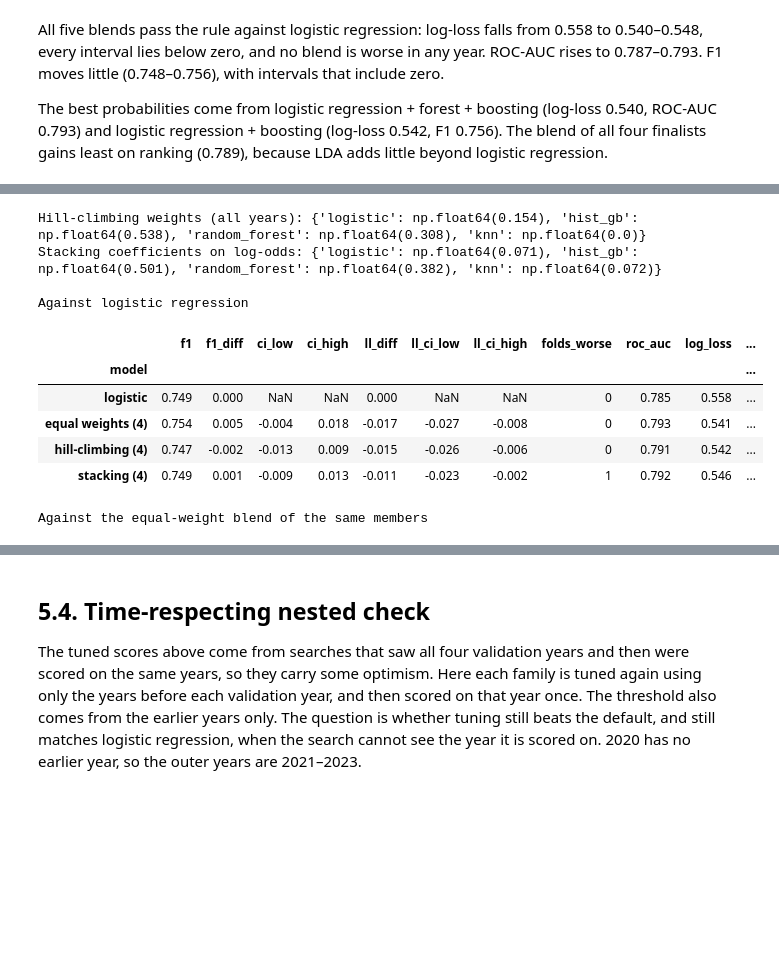
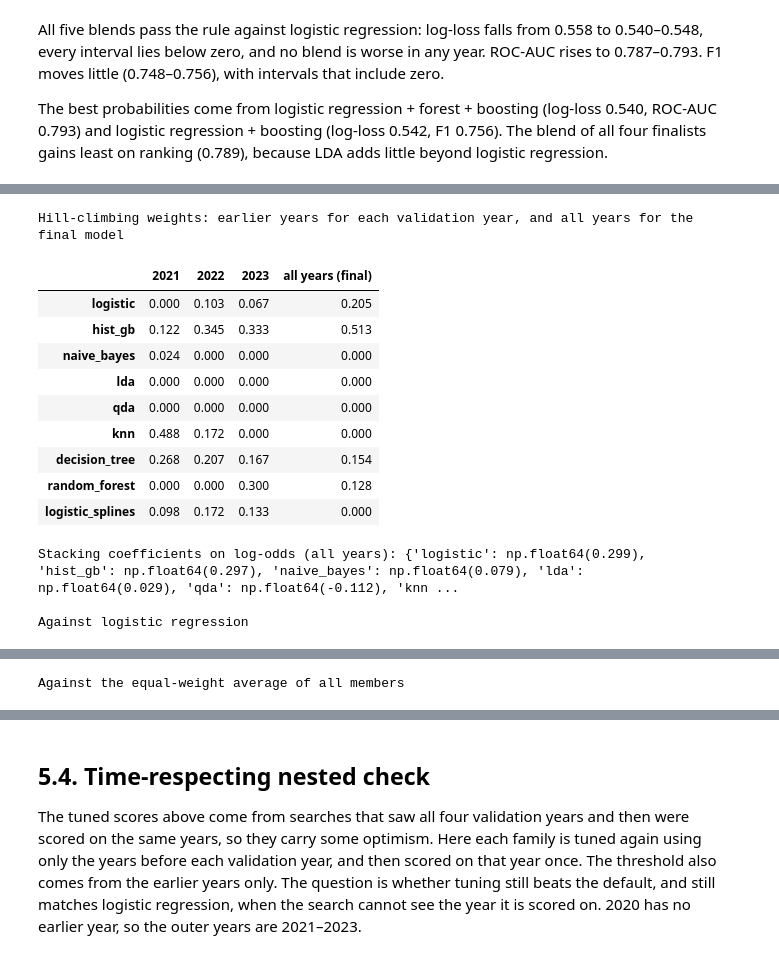
Before and after one commit to PedroHSantos20/ml-repeat-purchase, a Jupyter notebook: notebooks/04_modelling_project.ipynb, the cells around one changed output, grey strips where cells are left out. Saved outputs shown, nothing was run; the diff lists cells and outputs as text; code cells hidden in the pictures; blank space fills up the shorter version.

```diff
--- a/notebooks/04_modelling_project.ipynb
+++ b/notebooks/04_modelling_project.ipynb
@@ -1799,0 +2077,13 @@ With all six families tuned, two are clearly better than logistic regression on
+# %%
+spline_candidates = shortlist(study_spline, get_spline_cache, make_spline)
+runs = {"default": spline_default, **{name: run for name, (run, _) in spline_candidates.items()}}
+chosen_spline, board_spline_tuned = choose_winner(runs, reference="default")
+spline_params = spline_candidates[chosen_spline][1] if chosen_spline != "default" else {}
+
+display(board_spline_tuned[["n_features", "f1", "f1_diff", "ci_low", "ci_high", "ll_diff", "ll_ci_low", "ll_ci_high",
+                            "folds_worse", "log_loss", "roc_auc", "verdict"]])
+print(f"Chosen: {chosen_spline} {spline_params}")
+
+tuned_runs["logistic_splines"] = runs[chosen_spline]
+default_of["logistic_splines"] = spline_default
+plot_tuning_progress()
@@ -1825,8 +2141,8 @@ board_final.loc["dummy", "n_features"] = 0
 display(board_final[["n_features", "f1", "f1_diff", "ci_low", "ci_high", "ll_diff", "ll_ci_low", "ll_ci_high", "folds_worse",
                      "balanced_accuracy", "roc_auc", "log_loss", "threshold", "verdict"]])
 
-# decision: finalists are the models not clearly worse than logistic regression
-finalists = board_final.index[board_final["verdict"].isin(["reference", "no clear difference"])].tolist()
+# decision: finalists are the models not clearly worse than logistic regression (including those that pass)
+finalists = board_final.index[board_final["verdict"].isin(["reference", "no clear difference", "better"])].tolist()
 print("Finalists:", finalists)
 # %% [output]
 |  | n_features | f1 | f1_diff | ci_low | ci_high | ll_diff | ll_ci_low | ll_ci_high | folds_worse | ... |
@@ -1972,5 +2292,6 @@ Weights learned on the same rows they are scored on would look better than they
 # %%
-ENSEMBLE_MEMBERS = ["logistic", "hist_gb", "random_forest", "knn"]
+# Every tuned family is a candidate member; the methods decide which ones count
+ENSEMBLE_MEMBERS = list(tuned_runs)
 base_oof = tuned_runs[ENSEMBLE_MEMBERS[0]][1]
 for name in ENSEMBLE_MEMBERS[1:]:
     assert tuned_runs[name][1]["ID"].equals(base_oof["ID"]), "Members must be scored on the same rows."
@@ -2002,6 +2323,7 @@ def fit_stack(P, y):
     return LogisticRegression(C=0.1, max_iter=5000).fit(logit(P), y)
 
 
+year_weights = {}
 COMBINERS = {}  # fitted combiners for the final model, keyed by ensemble name
 
 
@@ -2011,7 +2333,9 @@ def chronological_ensemble(kind):
     for year in VAL_YEARS[1:]:
         past, now = fold_oof < year, fold_oof == year
         if kind == "hill_climb":
-            p[now] = P_oof[now] @ hill_climb(P_oof[past], y_oof[past])
+            weights = hill_climb(P_oof[past], y_oof[past])
+            year_weights[year] = weights
+            p[now] = P_oof[now] @ weights
         else:
             p[now] = fit_stack(P_oof[past], y_oof[past]).predict_proba(logit(P_oof[now]))[:, 1]
     return p
@@ -2019,54 +2343,61 @@ def chronological_ensemble(kind):
 
 def run_from_oof(p, n_features):
     """Same output as score_folds for a combined prediction."""
     oof = base_oof[["fold", "ID", "customer_id", "seen", "y"]].copy()
     oof["p"] = p
     threshold, _, _ = best_threshold(oof["y"], oof["p"])
     rows = [{"fold": year, "n_features": n_features,
              "log_loss": log_loss(part["y"], part["p"], labels=[0, 1]), "train_log_loss": np.nan,
              "roc_auc": roc_auc_score(part["y"], part["p"]), "fit_seconds": np.nan,
              "f1": f1_score(part["y"], part["p"] >= threshold)} for year, part in oof.groupby("fold")]
     return pd.DataFrame(rows).set_index("fold"), oof, threshold
 
 
 n_members = sum(tuned_runs[name][0]["n_features"].mean() for name in ENSEMBLE_MEMBERS)
 weighted_runs = {
-    "equal weights (4)": blend(ENSEMBLE_MEMBERS),
-    "hill-climbing (4)": run_from_oof(chronological_ensemble("hill_climb"), n_members),
-    "stacking (4)": run_from_oof(chronological_ensemble("stack"), n_members),
+    "equal weights (all)": blend(ENSEMBLE_MEMBERS),
+    "hill-climbing (all)": run_from_oof(chronological_ensemble("hill_climb"), n_members),
+    "stacking (all)": run_from_oof(chronological_ensemble("stack"), n_members),
 }
 
 # Weights for the final model come from all four development years
 final_weights = hill_climb(P_oof, y_oof)
 final_stack = fit_stack(P_oof, y_oof)
-COMBINERS["hill-climbing (4)"] = lambda P: P @ final_weights
-COMBINERS["stacking (4)"] = lambda P: final_stack.predict_proba(logit(P))[:, 1]
-print("Hill-climbing weights (all years):", dict(zip(ENSEMBLE_MEMBERS, final_weights.round(3))))
-print("Stacking coefficients on log-odds:", dict(zip(ENSEMBLE_MEMBERS, final_stack.coef_[0].round(3))))
+year_weights["all years (final)"] = final_weights
+print("Hill-climbing weights: earlier years for each validation year, and all years for the final model")
+display(pd.DataFrame(year_weights, index=ENSEMBLE_MEMBERS).round(3))
+print("Stacking coefficients on log-odds (all years):", dict(zip(ENSEMBLE_MEMBERS, final_stack.coef_[0].round(3))))
 
 cols = ["f1", "f1_diff", "ci_low", "ci_high", "ll_diff", "ll_ci_low", "ll_ci_high", "folds_worse",
         "roc_auc", "log_loss", "threshold", "verdict"]
 print("\nAgainst logistic regression")
 display(judge({"logistic": tuned_runs["logistic"], **weighted_runs}, reference="logistic")[cols])
-print("Against the equal-weight blend of the same members")
-display(judge(weighted_runs, reference="equal weights (4)")[cols])
+print("Against the equal-weight average of all members")
+display(judge(weighted_runs, reference="equal weights (all)")[cols])
 
-# The weighted ensembles join the blends for the model choice
+# The ensembles join the blends for the model choice; hill-climbing keeps only members with weight above zero
+kept = [name for name, w in zip(ENSEMBLE_MEMBERS, final_weights) if w > 0]
+kept_weights = final_weights[final_weights > 0]
+COMBINERS["hill-climbing (all)"] = lambda P: P @ kept_weights
+COMBINERS["stacking (all)"] = lambda P: final_stack.predict_proba(logit(P))[:, 1]
 for name, run in weighted_runs.items():
     blend_runs[name] = run
-    blend_members[name] = ENSEMBLE_MEMBERS
+    blend_members[name] = kept if name.startswith("hill") else ENSEMBLE_MEMBERS
 board_blend = judge({"logistic": tuned_runs["logistic"], **blend_runs}, reference="logistic")
 # %% [output]
-Hill-climbing weights (all years): {'logistic': np.float64(0.154), 'hist_gb': np.float64(0.538), 'random_forest': np.float64(0.308), 'knn': np.float64(0.0)}
-Stacking coefficients on log-odds: {'logistic': np.float64(0.071), 'hist_gb': np.float64(0.501), 'random_forest': np.float64(0.382), 'knn': np.float64(0.072)}
-
-Against logistic regression
+Hill-climbing weights: earlier years for each validation year, and all years for the final model
-|  | f1 | f1_diff | ci_low | ci_high | ll_diff | ll_ci_low | ll_ci_high | folds_worse | roc_auc | log_loss | ... |
-| model |  |  |  |  |  |  |  |  |  |  | ... |
-| logistic | 0.749 | 0.000 | NaN | NaN | 0.000 | NaN | NaN | 0 | 0.785 | 0.558 | ... |
-| equal weights (4) | 0.754 | 0.005 | -0.004 | 0.018 | -0.017 | -0.027 | -0.008 | 0 | 0.793 | 0.541 | ... |
-| hill-climbing (4) | 0.747 | -0.002 | -0.013 | 0.009 | -0.015 | -0.026 | -0.006 | 0 | 0.791 | 0.542 | ... |
-| stacking (4) | 0.749 | 0.001 | -0.009 | 0.013 | -0.011 | -0.023 | -0.002 | 1 | 0.792 | 0.546 | ... |
+|  | 2021 | 2022 | 2023 | all years (final) |
+| logistic | 0.000 | 0.103 | 0.067 | 0.205 |
+| hist_gb | 0.122 | 0.345 | 0.333 | 0.513 |
+| naive_bayes | 0.024 | 0.000 | 0.000 | 0.000 |
+| lda | 0.000 | 0.000 | 0.000 | 0.000 |
+| qda | 0.000 | 0.000 | 0.000 | 0.000 |
+| knn | 0.488 | 0.172 | 0.000 | 0.000 |
+| decision_tree | 0.268 | 0.207 | 0.167 | 0.154 |
+| random_forest | 0.000 | 0.000 | 0.300 | 0.128 |
+| logistic_splines | 0.098 | 0.172 | 0.133 | 0.000 |
-Against the equal-weight blend of the same members
+Stacking coefficients on log-odds (all years): {'logistic': np.float64(0.299), 'hist_gb': np.float64(0.297), 'naive_bayes': np.float64(0.079), 'lda': np.float64(0.029), 'qda': np.float64(-0.112), 'knn ...
+
+Against logistic regression
 |  | f1 | f1_diff | ci_low | ci_high | ll_diff | ll_ci_low | ll_ci_high | folds_worse | roc_auc | log_loss | ... |
 | model |  |  |  |  |  |  |  |  |  |  | ... |
@@ -2075,0 +2408 @@ Against the equal-weight blend of the same members
+Against the equal-weight average of all members
```
Also changed, not shown: parts of 47 cells of this notebook, 19 other files.
